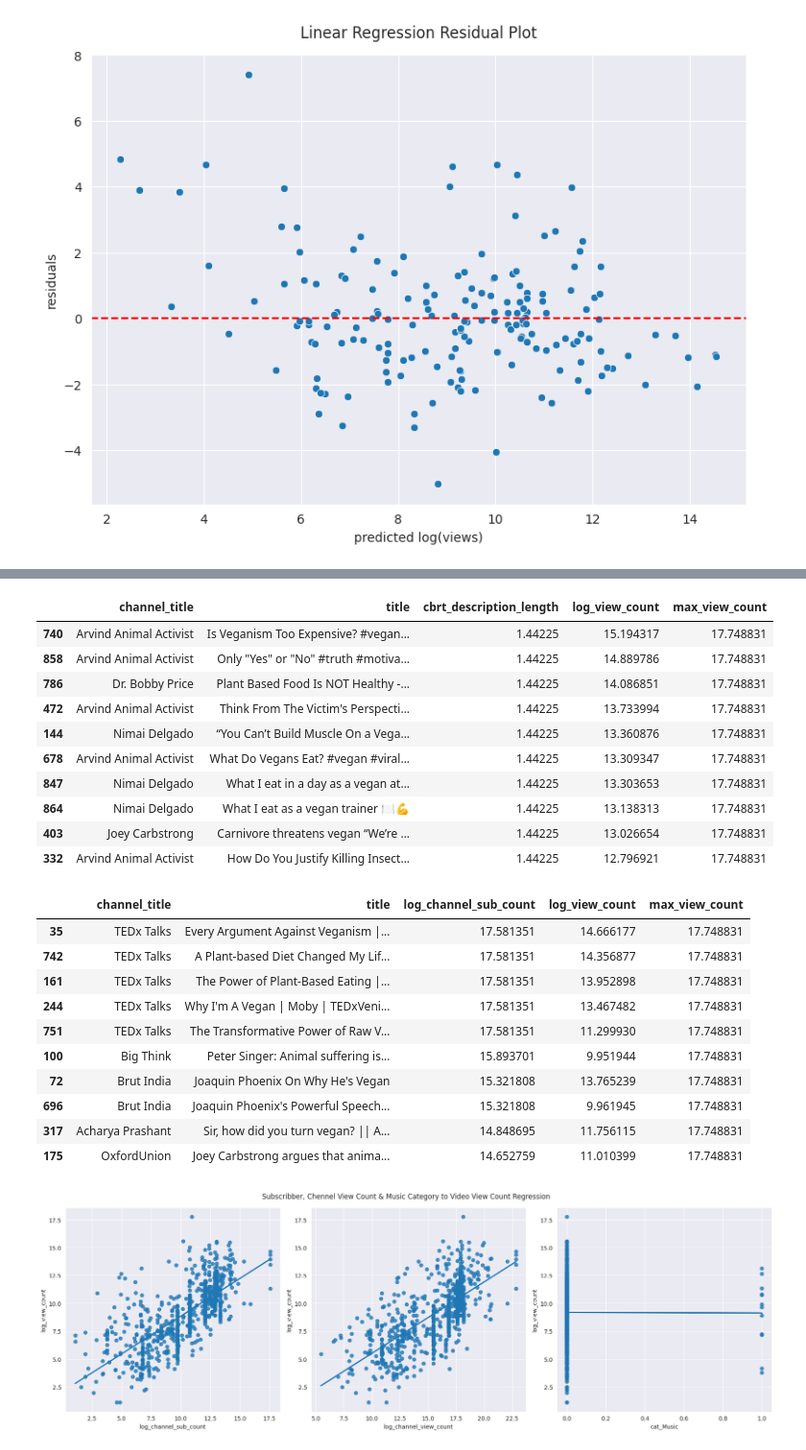
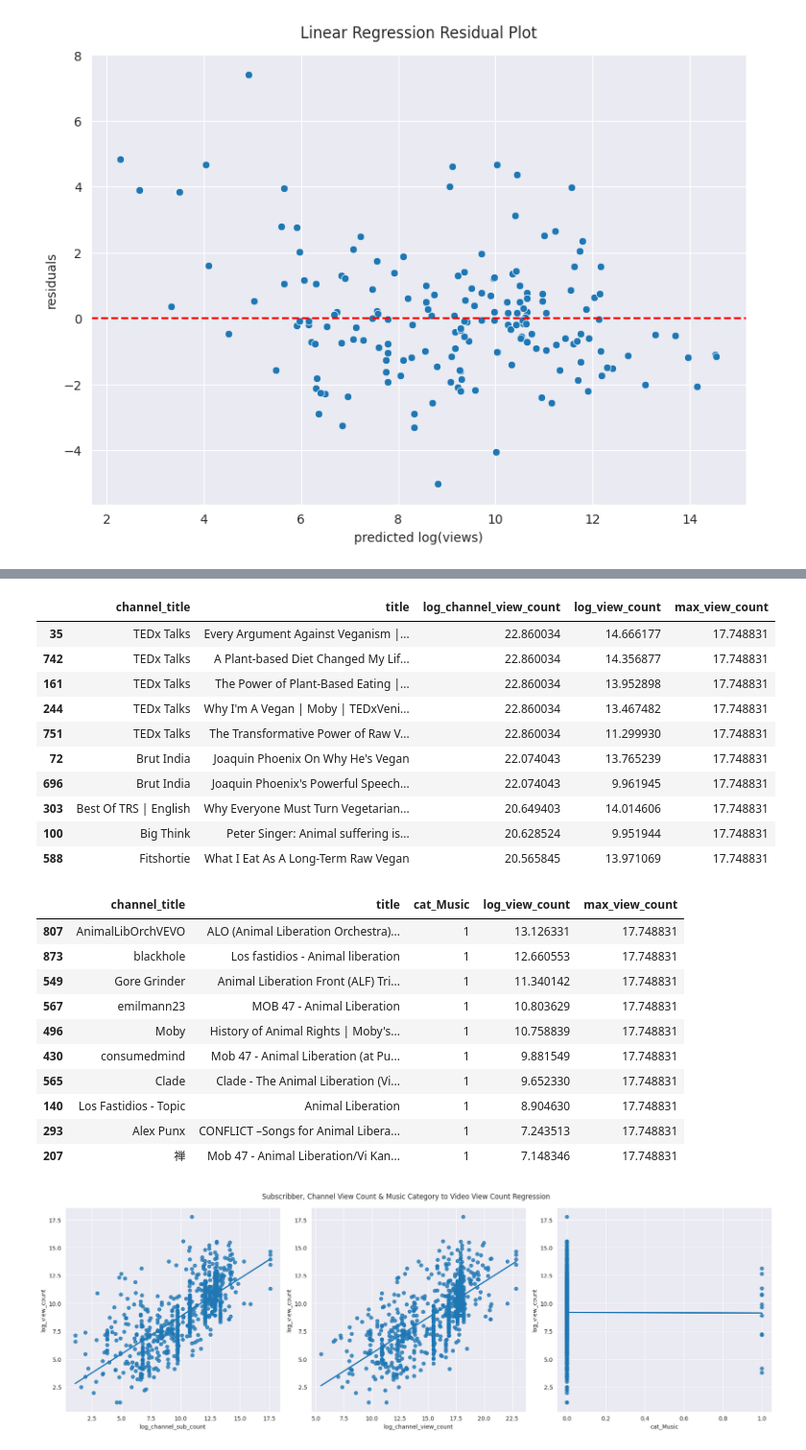
Before and after one commit to gh4rris/vegan_youtube, a Jupyter notebook: 03_modeling_linreg.ipynb, the cells around one changed output, grey strips where cells are left out. Shown at 96% size. Drawn from its saved outputs; the diff is of its cells as text; code cells hidden in the pictures.

```diff
--- a/03_modeling_linreg.ipynb
+++ b/03_modeling_linreg.ipynb
@@ -189,35 +194,35 @@ top_10_chan_view_count_df
 # %%
-# lowest description length videos by highest video view count
-top_10_desc_len_count_df = video_df[["channel_title", "title", "cbrt_description_length", "log_view_count", "max_view_count"]].sort_values(["cbrt_description_length", "log_view_count"], ascending=[True, False]).head(10)
-top_10_desc_len_count_df
+# highest channel view count videos by highest video view count
+top_10_chan_view_count_df = video_df[["channel_title", "title", "log_channel_view_count", "log_view_count", "max_view_count"]].sort_values(["log_channel_view_count", "log_view_count"], ascending=False).head(10)
+top_10_chan_view_count_df
 # %% [output]
-|  | channel_title | title | cbrt_description_length | log_view_count | max_view_count |
-| 740 | Arvind Animal Activist | Is Veganism Too Expensive? #vegan... | 1.44225 | 15.194317 | 17.748831 |
-| 858 | Arvind Animal Activist | Only "Yes" or "No" #truth #motiva... | 1.44225 | 14.889786 | 17.748831 |
-| 786 | Dr. Bobby Price | Plant Based Food Is NOT Healthy -... | 1.44225 | 14.086851 | 17.748831 |
-| 472 | Arvind Animal Activist | Think From The Victim's Perspecti... | 1.44225 | 13.733994 | 17.748831 |
-| 144 | Nimai Delgado | “You Can’t Build Muscle On a Vega... | 1.44225 | 13.360876 | 17.748831 |
-| 678 | Arvind Animal Activist | What Do Vegans Eat? #vegan #viral... | 1.44225 | 13.309347 | 17.748831 |
-| 847 | Nimai Delgado | What I eat in a day as a vegan at... | 1.44225 | 13.303653 | 17.748831 |
-| 864 | Nimai Delgado | What I eat as a vegan trainer 🍽️💪 | 1.44225 | 13.138313 | 17.748831 |
-| 403 | Joey Carbstrong | Carnivore threatens vegan “We’re ... | 1.44225 | 13.026654 | 17.748831 |
-| 332 | Arvind Animal Activist | How Do You Justify Killing Insect... | 1.44225 | 12.796921 | 17.748831 |
+|  | channel_title | title | log_channel_view_count | log_view_count | max_view_count |
+| 35 | TEDx Talks | Every Argument Against Veganism |... | 22.860034 | 14.666177 | 17.748831 |
+| 742 | TEDx Talks | A Plant-based Diet Changed My Lif... | 22.860034 | 14.356877 | 17.748831 |
+| 161 | TEDx Talks | The Power of Plant-Based Eating |... | 22.860034 | 13.952898 | 17.748831 |
+| 244 | TEDx Talks | Why I'm A Vegan | Moby | TEDxVeni... | 22.860034 | 13.467482 | 17.748831 |
+| 751 | TEDx Talks | The Transformative Power of Raw V... | 22.860034 | 11.299930 | 17.748831 |
+| 72 | Brut India | Joaquin Phoenix On Why He's Vegan | 22.074043 | 13.765239 | 17.748831 |
+| 696 | Brut India | Joaquin Phoenix's Powerful Speech... | 22.074043 | 9.961945 | 17.748831 |
+| 303 | Best Of TRS | English | Why Everyone Must Turn Vegetarian... | 20.649403 | 14.014606 | 17.748831 |
+| 100 | Big Think | Peter Singer: Animal suffering is... | 20.628524 | 9.951944 | 17.748831 |
+| 588 | Fitshortie | What I Eat As A Long-Term Raw Vegan | 20.565845 | 13.971069 | 17.748831 |
 # %%
-# highest sub count videos by highest video view count
-top_10_sub_count_df = video_df[["channel_title", "title", "log_channel_sub_count", "log_view_count", "max_view_count"]].sort_values(["log_channel_sub_count", "log_view_count"], ascending=False).head(10)
-top_10_sub_count_df
+# highest channel view count videos by highest video view count
+top_10_music_df = video_df[["channel_title", "title", "cat_Music", "log_view_count", "max_view_count"]][video_df["cat_Music"] == 1].sort_values("log_view_count", ascending=False).head(10)
+top_10_music_df
 # %% [output]
-|  | channel_title | title | log_channel_sub_count | log_view_count | max_view_count |
-| 35 | TEDx Talks | Every Argument Against Veganism |... | 17.581351 | 14.666177 | 17.748831 |
-| 742 | TEDx Talks | A Plant-based Diet Changed My Lif... | 17.581351 | 14.356877 | 17.748831 |
-| 161 | TEDx Talks | The Power of Plant-Based Eating |... | 17.581351 | 13.952898 | 17.748831 |
-| 244 | TEDx Talks | Why I'm A Vegan | Moby | TEDxVeni... | 17.581351 | 13.467482 | 17.748831 |
-| 751 | TEDx Talks | The Transformative Power of Raw V... | 17.581351 | 11.299930 | 17.748831 |
-| 100 | Big Think | Peter Singer: Animal suffering is... | 15.893701 | 9.951944 | 17.748831 |
-| 72 | Brut India | Joaquin Phoenix On Why He's Vegan | 15.321808 | 13.765239 | 17.748831 |
-| 696 | Brut India | Joaquin Phoenix's Powerful Speech... | 15.321808 | 9.961945 | 17.748831 |
-| 317 | Acharya Prashant | Sir, how did you turn vegan? || A... | 14.848695 | 11.756115 | 17.748831 |
-| 175 | OxfordUnion | Joey Carbstrong argues that anima... | 14.652759 | 11.010399 | 17.748831 |
+|  | channel_title | title | cat_Music | log_view_count | max_view_count |
+| 807 | AnimalLibOrchVEVO | ALO (Animal Liberation Orchestra)... | 1 | 13.126331 | 17.748831 |
+| 873 | blackhole | Los fastidios - Animal liberation | 1 | 12.660553 | 17.748831 |
+| 549 | Gore Grinder | Animal Liberation Front (ALF) Tri... | 1 | 11.340142 | 17.748831 |
+| 567 | emilmann23 | MOB 47 - Animal Liberation | 1 | 10.803629 | 17.748831 |
+| 496 | Moby | History of Animal Rights | Moby's... | 1 | 10.758839 | 17.748831 |
+| 430 | consumedmind | Mob 47 - Animal Liberation (at Pu... | 1 | 9.881549 | 17.748831 |
+| 565 | Clade | Clade - The Animal Liberation (Vi... | 1 | 9.652330 | 17.748831 |
+| 140 | Los Fastidios - Topic | Animal Liberation | 1 | 8.904630 | 17.748831 |
+| 293 | Alex Punx | CONFLICT –Songs for Animal Libera... | 1 | 7.243513 | 17.748831 |
+| 207 | 禅 | Mob 47 - Animal Liberation/Vi Kan... | 1 | 7.148346 | 17.748831 |
 # %%
 # visualize individual regression lines of coefficients with highest impact on view count
 fig, axes = plt.subplots(1, 3, figsize=(18, 6))
```
Also changed, not shown: parts of 4 cells of this notebook, 7 other files.
